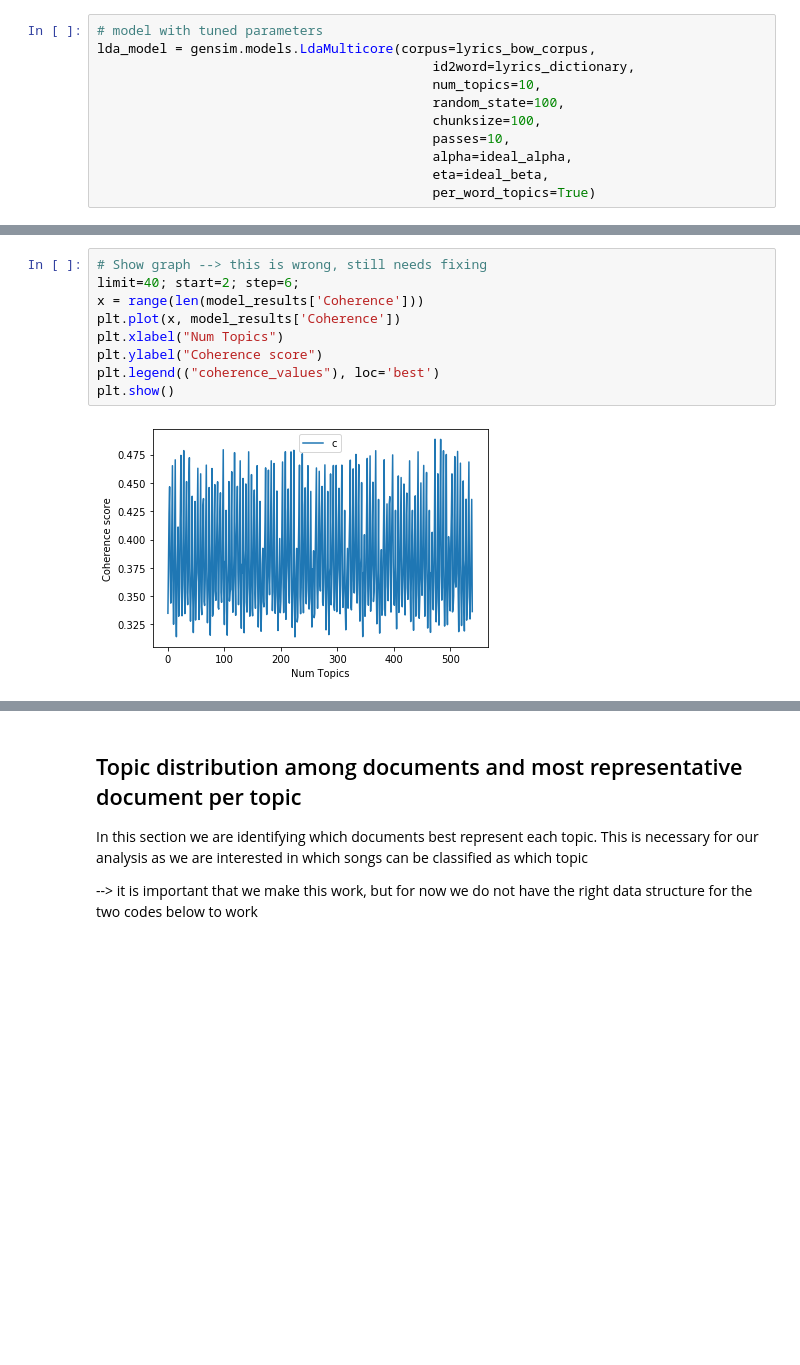
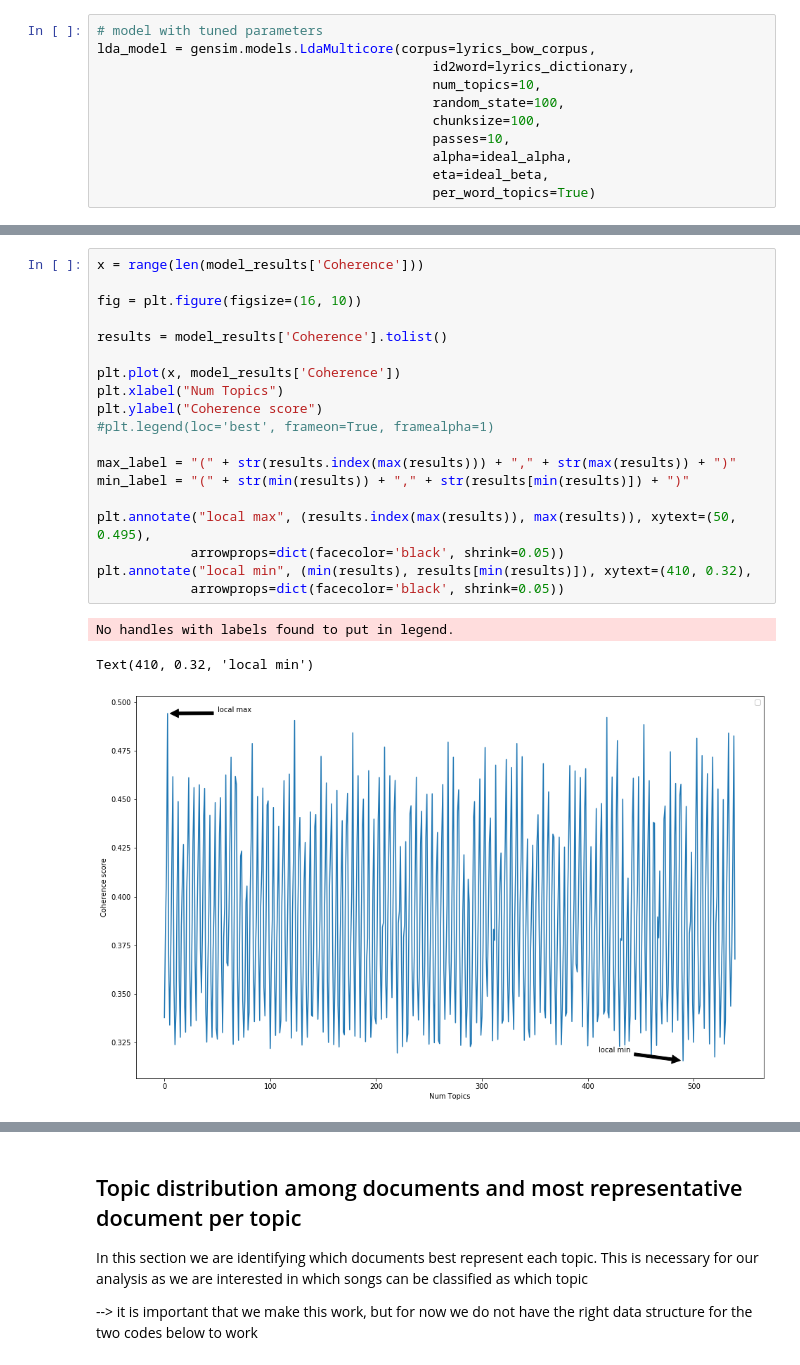
Before and after one commit to ludovicaschaerf/TMCI_Project, a Jupyter notebook: Project Pipeline.ipynb, the cells around one changed output, grey strips where cells are left out. Drawn from its saved outputs; the diff is of its cells as text; blank space fills up the shorter version.

```diff
--- a/Project Pipeline.ipynb
+++ b/Project Pipeline.ipynb
@@ -423,11 +428,23 @@ lda_model.show_topics(formatted=False, num_words=15)
-# %%
-# Show graph --> this is wrong, still needs fixing
-limit=40; start=2; step=6;
-x = range(len(model_results['Coherence']))
-plt.plot(x, model_results['Coherence'])
-plt.xlabel("Num Topics")
-plt.ylabel("Coherence score")
-plt.legend(("coherence_values"), loc='best')
-plt.show()
-# %% [output]
-[figure, removed]
+# %%
+x = range(len(model_results['Coherence']))
+
+fig = plt.figure(figsize=(16, 10))
+
+results = model_results['Coherence'].tolist()
+
+plt.plot(x, model_results['Coherence'])
+plt.xlabel("Num Topics")
+plt.ylabel("Coherence score")
+#plt.legend(loc='best', frameon=True, framealpha=1)
+
+max_label = "(" + str(results.index(max(results))) + "," + str(max(results)) + ")"
+min_label = "(" + str(min(results)) + "," + str(results[min(results)]) + ")"
+
+plt.annotate("local max", (results.index(max(results)), max(results)), xytext=(50, 0.495),
+            arrowprops=dict(facecolor='black', shrink=0.05))
+plt.annotate("local min", (min(results), results[min(results)]), xytext=(410, 0.32),
+            arrowprops=dict(facecolor='black', shrink=0.05))
+# %% [output]
+No handles with labels found to put in legend.
+Text(410, 0.32, 'local min')
+[figure, added]
```
Also changed, not shown: parts of 32 cells of this notebook.
